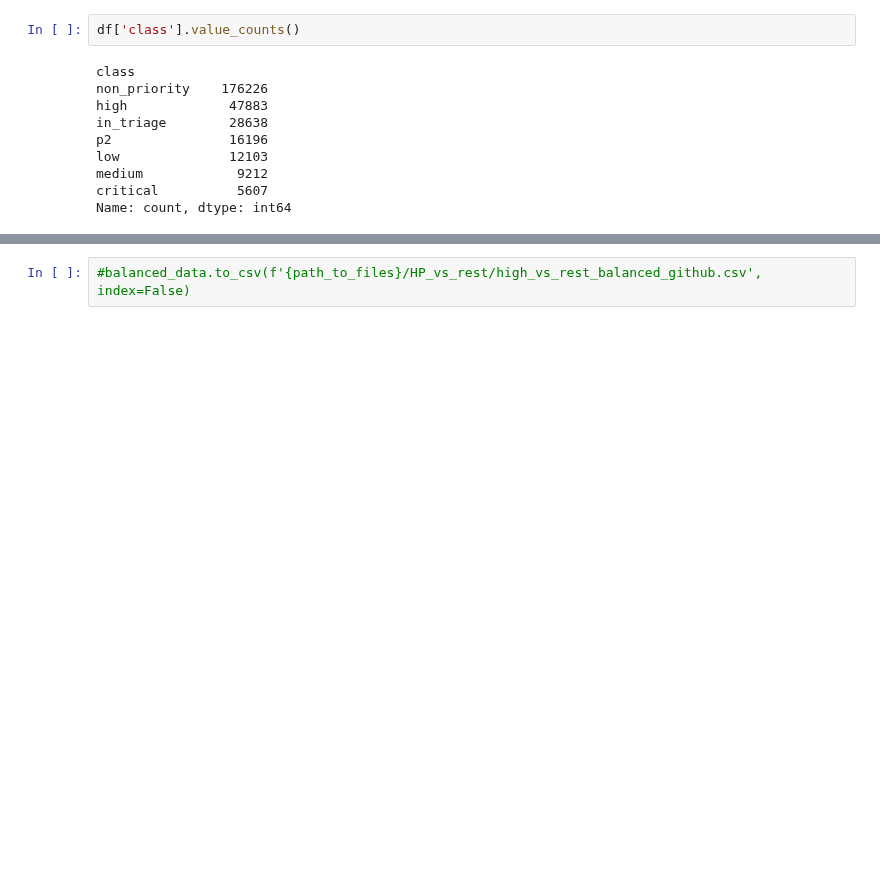
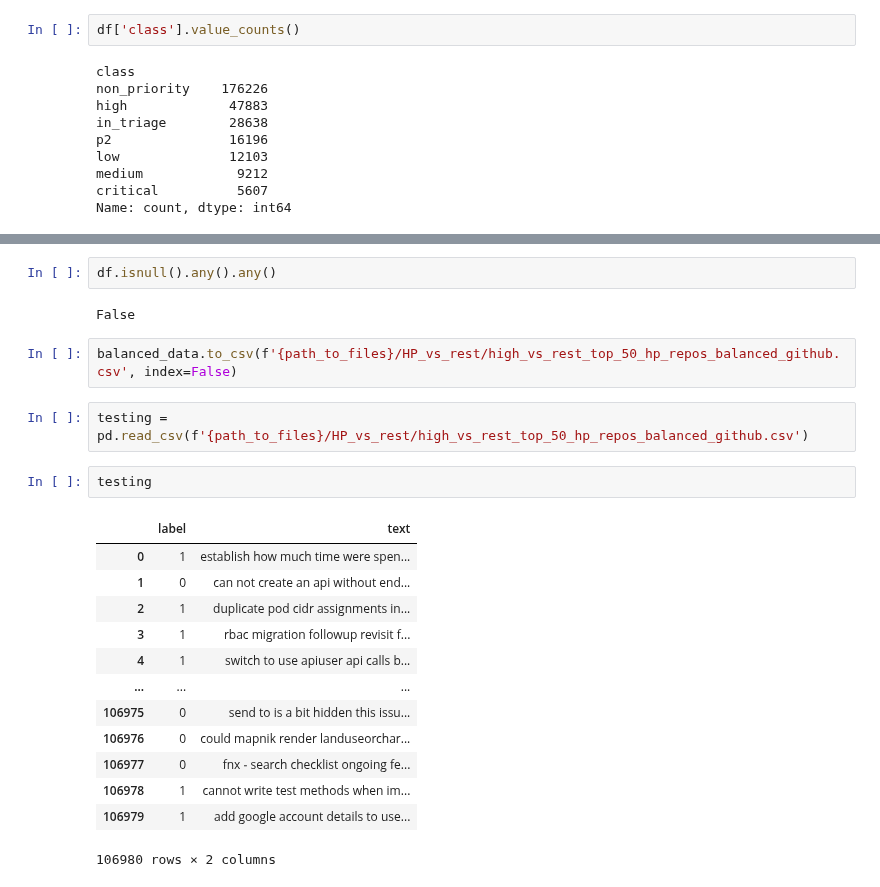
Before and after one commit to Kristmh/thesis_code, a Jupyter notebook: priority/dataset_creation/more_high/high_vs_rest_dataset_creation/06_create_high_vs_rest_dataset_01.ipynb, the cells around one changed output, grey strips where cells are left out. Saved outputs shown, nothing was run; the diff lists cells and outputs as text; blank space fills up the shorter version.

Commit message:
feat: prep done for training high vs rest top 50 hp github

```diff
--- a/priority/dataset_creation/more_high/high_vs_rest_dataset_creation/06_create_high_vs_rest_dataset_01.ipynb
+++ b/priority/dataset_creation/more_high/high_vs_rest_dataset_creation/06_create_high_vs_rest_dataset_01.ipynb
@@ -584,2 +589,24 @@ balanced_data
+# %%
+df.isnull().any().any()
+# %% [output]
+False
 # %%
-#balanced_data.to_csv(f'{path_to_files}/HP_vs_rest/high_vs_rest_balanced_github.csv', index=False)
+balanced_data.to_csv(f'{path_to_files}/HP_vs_rest/high_vs_rest_top_50_hp_repos_balanced_github.csv', index=False)
+# %%
+testing = pd.read_csv(f'{path_to_files}/HP_vs_rest/high_vs_rest_top_50_hp_repos_balanced_github.csv')
+# %%
+testing
+# %% [output]
+|  | label | text |
+| 0 | 1 | establish how much time were spen... |
+| 1 | 0 | can not create an api without end... |
+| 2 | 1 | duplicate pod cidr assignments in... |
+| 3 | 1 | rbac migration followup revisit f... |
+| 4 | 1 | switch to use apiuser api calls b... |
+| ... | ... | ... |
+| 106975 | 0 | send to is a bit hidden this issu... |
+| 106976 | 0 | could mapnik render landuseorchar... |
+| 106977 | 0 | fnx ⁃ search checklist ongoing fe... |
+| 106978 | 1 | cannot write test methods when im... |
+| 106979 | 1 | add google account details to use... |
+106980 rows × 2 columns
```
Also changed, not shown: parts of 23 cells of this notebook, 2 other files.
